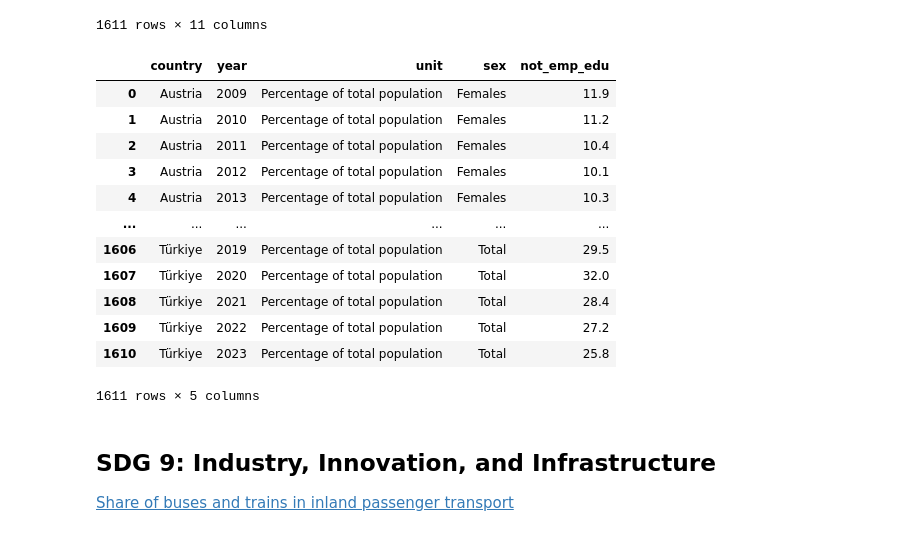
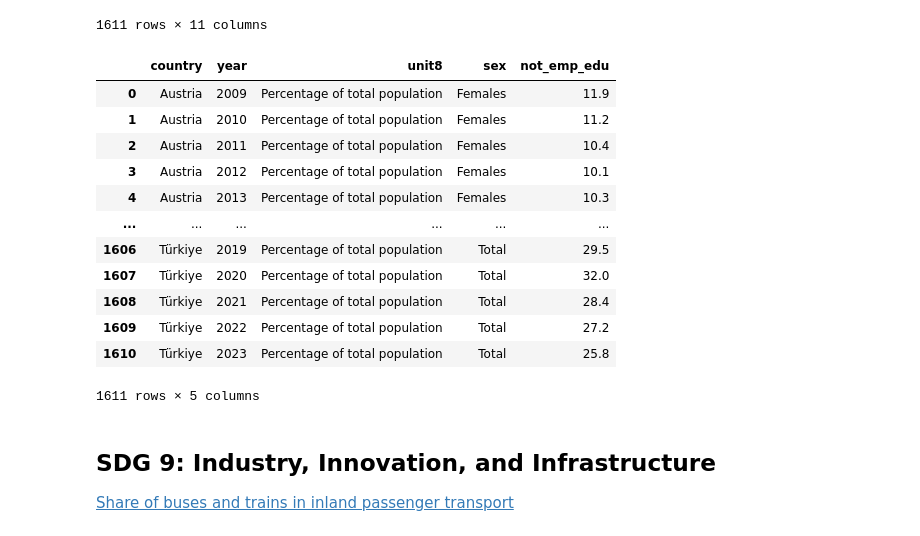
Before and after one commit to mozartfish/DH2321-Final-Project, a Jupyter notebook: data_cleaning.ipynb, the cells around one changed output. Cells and saved outputs as stored; diff of their text form; code cells hidden in the pictures.

```diff
--- a/data_cleaning.ipynb
+++ b/data_cleaning.ipynb
@@ -116,15 +118,16 @@ df_8
 # %%
 df_8 = df_8.rename(columns={'geo': 'country'})
 df_8 = df_8.rename(columns={'time_period': 'year'})
+df_8 = df_8.rename(columns={'unit': 'unit8'})
 df_8 = df_8.rename(columns={'obs_value': 'not_emp_edu'})
 
-df_8 = df_8[['country', 'year', 'unit', 'sex', 'not_emp_edu']]
+df_8 = df_8[['country', 'year', 'unit8', 'sex', 'not_emp_edu']]
 
 df_8.to_csv('data/sdg_8.csv', index=False)
 
 df_8
 # %% [output]
-|  | country | year | unit | sex | not_emp_edu |
+|  | country | year | unit8 | sex | not_emp_edu |
 | 0 | Austria | 2009 | Percentage of total population | Females | 11.9 |
 | 1 | Austria | 2010 | Percentage of total population | Females | 11.2 |
 | 2 | Austria | 2011 | Percentage of total population | Females | 10.4 |
```
Also changed, not shown: parts of 7 cells of this notebook, 8 other files.
